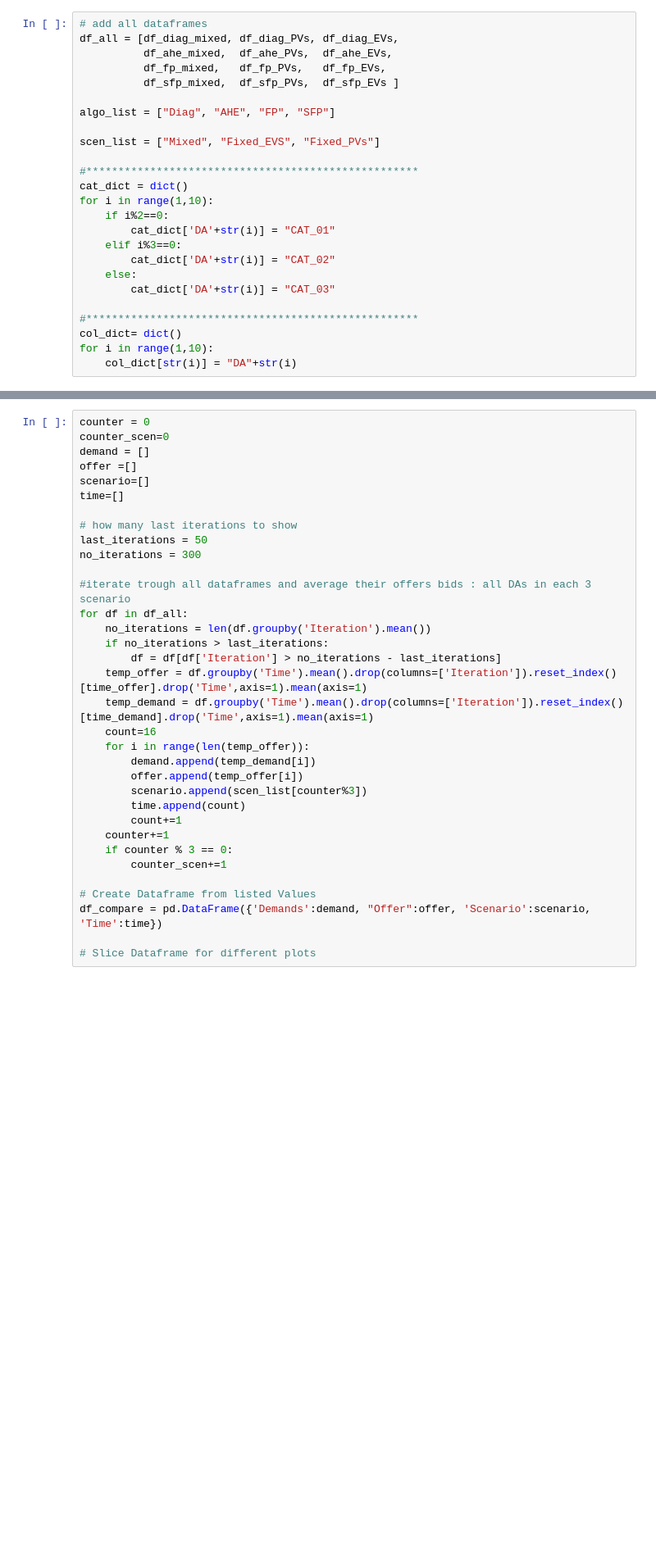
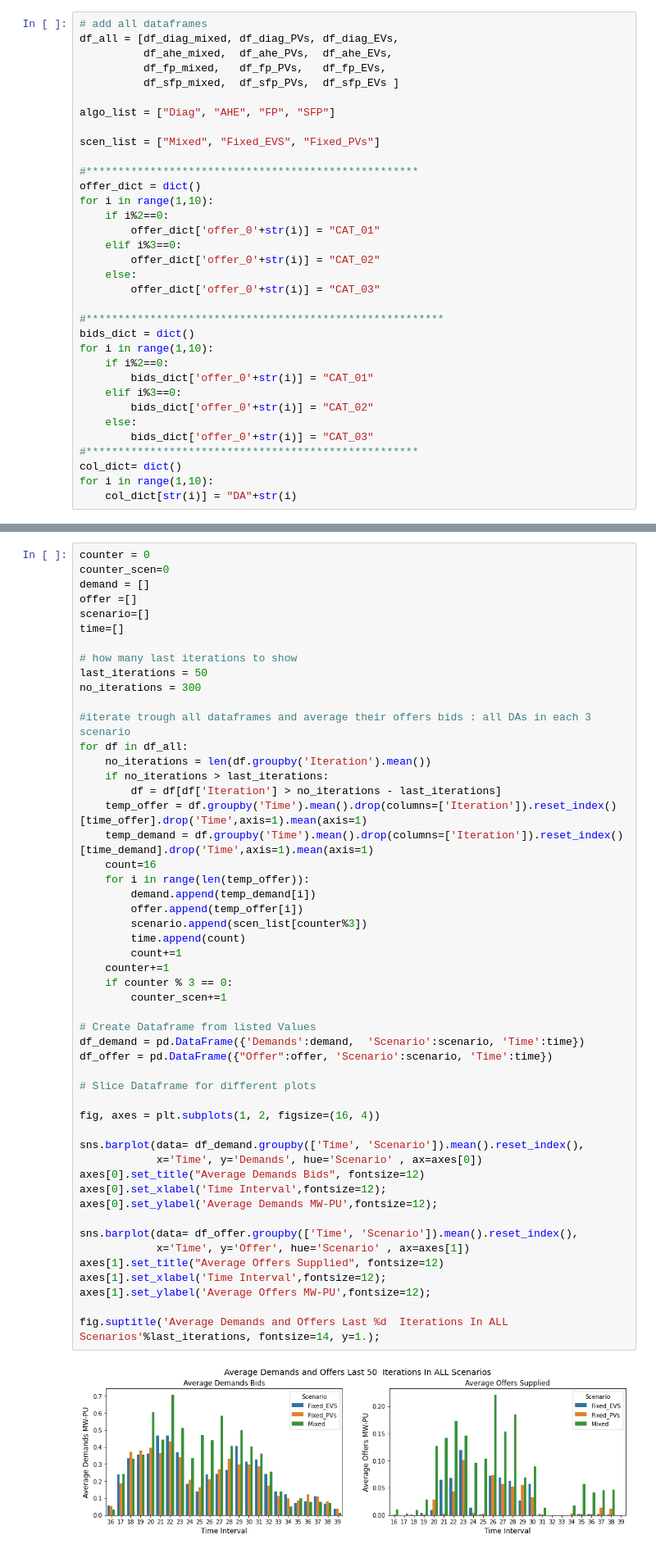
Before and after one commit to alirezakfz/PyomoModels, a Jupyter notebook: 08_SEST2022_DA_EQ/Results3/Plot/Journal_Diagonalization_V01.ipynb, the cells around one changed output, grey strips where cells are left out. Shown: that part at 82% size. Drawn from its saved outputs; the diff is of its cells as text; blank space fills up the shorter version.

```diff
--- a/08_SEST2022_DA_EQ/Results3/Plot/Journal_Diagonalization_V01.ipynb
+++ b/08_SEST2022_DA_EQ/Results3/Plot/Journal_Diagonalization_V01.ipynb
@@ -38,15 +38,24 @@ algo_list = ["Diag", "AHE", "FP", "SFP"]
 scen_list = ["Mixed", "Fixed_EVS", "Fixed_PVs"]
 
 #****************************************************
-cat_dict = dict()
+offer_dict = dict()
 for i in range(1,10):
     if i%2==0:
-        cat_dict['DA'+str(i)] = "CAT_01"
+        offer_dict['offer_0'+str(i)] = "CAT_01"
     elif i%3==0:
-        cat_dict['DA'+str(i)] = "CAT_02"
+        offer_dict['offer_0'+str(i)] = "CAT_02"
     else:
-        cat_dict['DA'+str(i)] = "CAT_03"
+        offer_dict['offer_0'+str(i)] = "CAT_03"
 
+#********************************************************
+bids_dict = dict()
+for i in range(1,10):
+    if i%2==0:
+        bids_dict['offer_0'+str(i)] = "CAT_01"
+    elif i%3==0:
+        bids_dict['offer_0'+str(i)] = "CAT_02"
+    else:
+        bids_dict['offer_0'+str(i)] = "CAT_03"
 #****************************************************
 col_dict= dict()
 for i in range(1,10):
@@ -84,32 +93,51 @@ counter_scen=0
 demand = []
 offer =[]
 scenario=[]
 time=[]
 
 # how many last iterations to show
 last_iterations = 50
 no_iterations = 300
 
 #iterate trough all dataframes and average their offers bids : all DAs in each 3 scenario
 for df in df_all:
     no_iterations = len(df.groupby('Iteration').mean())
     if no_iterations > last_iterations:
         df = df[df['Iteration'] > no_iterations - last_iterations]
     temp_offer = df.groupby('Time').mean().drop(columns=['Iteration']).reset_index()[time_offer].drop('Time',axis=1).mean(axis=1)
     temp_demand = df.groupby('Time').mean().drop(columns=['Iteration']).reset_index()[time_demand].drop('Time',axis=1).mean(axis=1)
     count=16
     for i in range(len(temp_offer)):
         demand.append(temp_demand[i])
         offer.append(temp_offer[i])
         scenario.append(scen_list[counter%3])
         time.append(count)
         count+=1
     counter+=1
     if counter % 3 == 0:
         counter_scen+=1
 
 # Create Dataframe from listed Values
-df_compare = pd.DataFrame({'Demands':demand, "Offer":offer, 'Scenario':scenario, 'Time':time})
+df_demand = pd.DataFrame({'Demands':demand,  'Scenario':scenario, 'Time':time})
+df_offer = pd.DataFrame({"Offer":offer, 'Scenario':scenario, 'Time':time})
 
 # Slice Dataframe for different plots
+
+fig, axes = plt.subplots(1, 2, figsize=(16, 4))
+
+sns.barplot(data= df_demand.groupby(['Time', 'Scenario']).mean().reset_index(),
+            x='Time', y='Demands', hue='Scenario' , ax=axes[0])
+axes[0].set_title("Average Demands Bids", fontsize=12)
+axes[0].set_xlabel('Time Interval',fontsize=12);
+axes[0].set_ylabel('Average Demands MW-PU',fontsize=12);
+
+sns.barplot(data= df_offer.groupby(['Time', 'Scenario']).mean().reset_index(),
+            x='Time', y='Offer', hue='Scenario' , ax=axes[1])
+axes[1].set_title("Average Offers Supplied", fontsize=12)
+axes[1].set_xlabel('Time Interval',fontsize=12);
+axes[1].set_ylabel('Average Offers MW-PU',fontsize=12);
+
+fig.suptitle('Average Demands and Offers Last %d  Iterations In ALL Scenarios'%last_iterations, fontsize=14, y=1.);
+# %% [output]
+[figure, added]
 # %%
```
Also changed, not shown: parts of 6 cells of this notebook, 3 other files.
